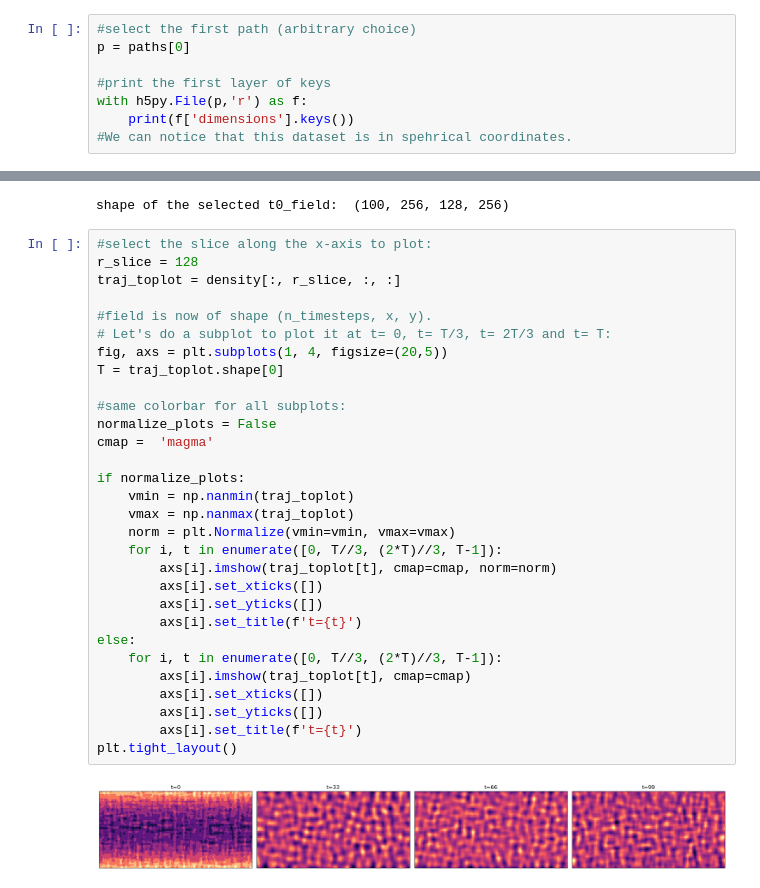
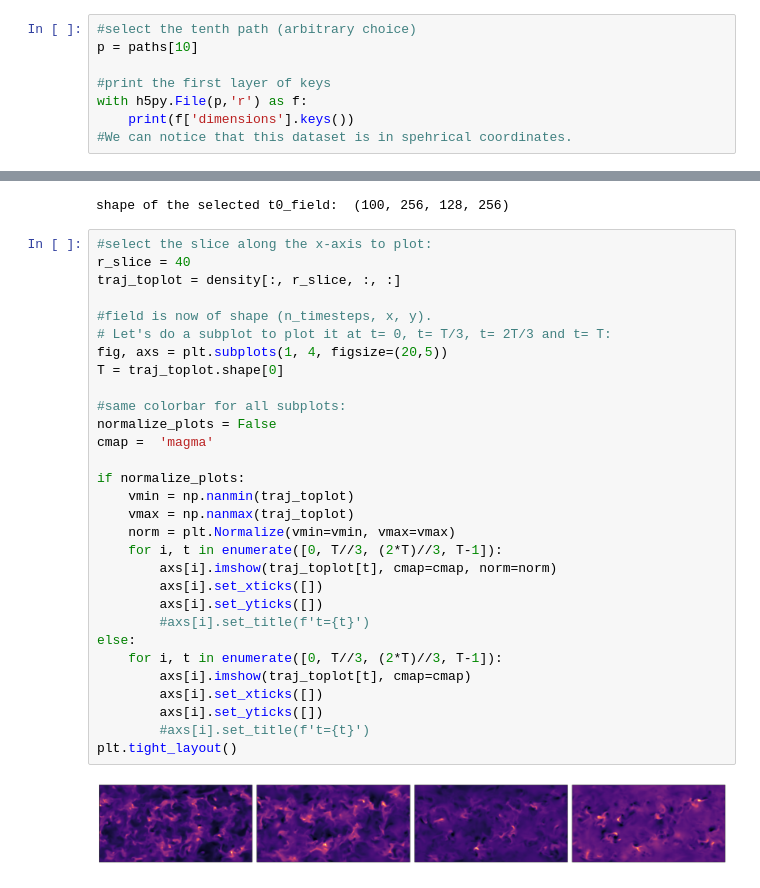
Before and after one commit to PolymathicAI/the_well, a Jupyter notebook: datasets/convective_envelope_rsg/visualization_convective_envelope_rsg.ipynb, the cells around one changed output, grey strips where cells are left out. Saved outputs shown, nothing was run; the diff lists cells and outputs as text.

```diff
--- a/datasets/convective_envelope_rsg/visualization_convective_envelope_rsg.ipynb
+++ b/datasets/convective_envelope_rsg/visualization_convective_envelope_rsg.ipynb
@@ -14,8 +14,8 @@ print(paths)
 # %% [output]
 ['data/train/convective_envelope_rsg_trajectories_0.hdf5', 'data/train/convective_envelope_rsg_trajectories_1.hdf5', 'data/train/convective_envelope_rsg_trajectories_10.hdf5', 'data/train/convective_e ...
 # %%
-#select the first path (arbitrary choice)
-p = paths[0]
+#select the tenth path (arbitrary choice)
+p = paths[10]
 
 #print the first layer of keys
 with h5py.File(p,'r') as f:
@@ -55,33 +55,33 @@ with h5py.File(p,'r') as f:
 shape of the selected t0_field:  (100, 256, 128, 256)
 # %%
 #select the slice along the x-axis to plot:
-r_slice = 128
+r_slice = 40
 traj_toplot = density[:, r_slice, :, :]
 
 #field is now of shape (n_timesteps, x, y).
 # Let's do a subplot to plot it at t= 0, t= T/3, t= 2T/3 and t= T:
 fig, axs = plt.subplots(1, 4, figsize=(20,5))
 T = traj_toplot.shape[0]
 
 #same colorbar for all subplots:
 normalize_plots = False
 cmap =  'magma'
 
 if normalize_plots:
     vmin = np.nanmin(traj_toplot)
     vmax = np.nanmax(traj_toplot)
     norm = plt.Normalize(vmin=vmin, vmax=vmax)
     for i, t in enumerate([0, T//3, (2*T)//3, T-1]):
         axs[i].imshow(traj_toplot[t], cmap=cmap, norm=norm)
         axs[i].set_xticks([])
         axs[i].set_yticks([])
-        axs[i].set_title(f't={t}')
+        #axs[i].set_title(f't={t}')
 else:
     for i, t in enumerate([0, T//3, (2*T)//3, T-1]):
         axs[i].imshow(traj_toplot[t], cmap=cmap)
         axs[i].set_xticks([])
         axs[i].set_yticks([])
-        axs[i].set_title(f't={t}')
+        #axs[i].set_title(f't={t}')
 plt.tight_layout()
 # %% [output]
-[figure, old version]
+[figure, new version]
```
Also changed, not shown: 1 other file.
